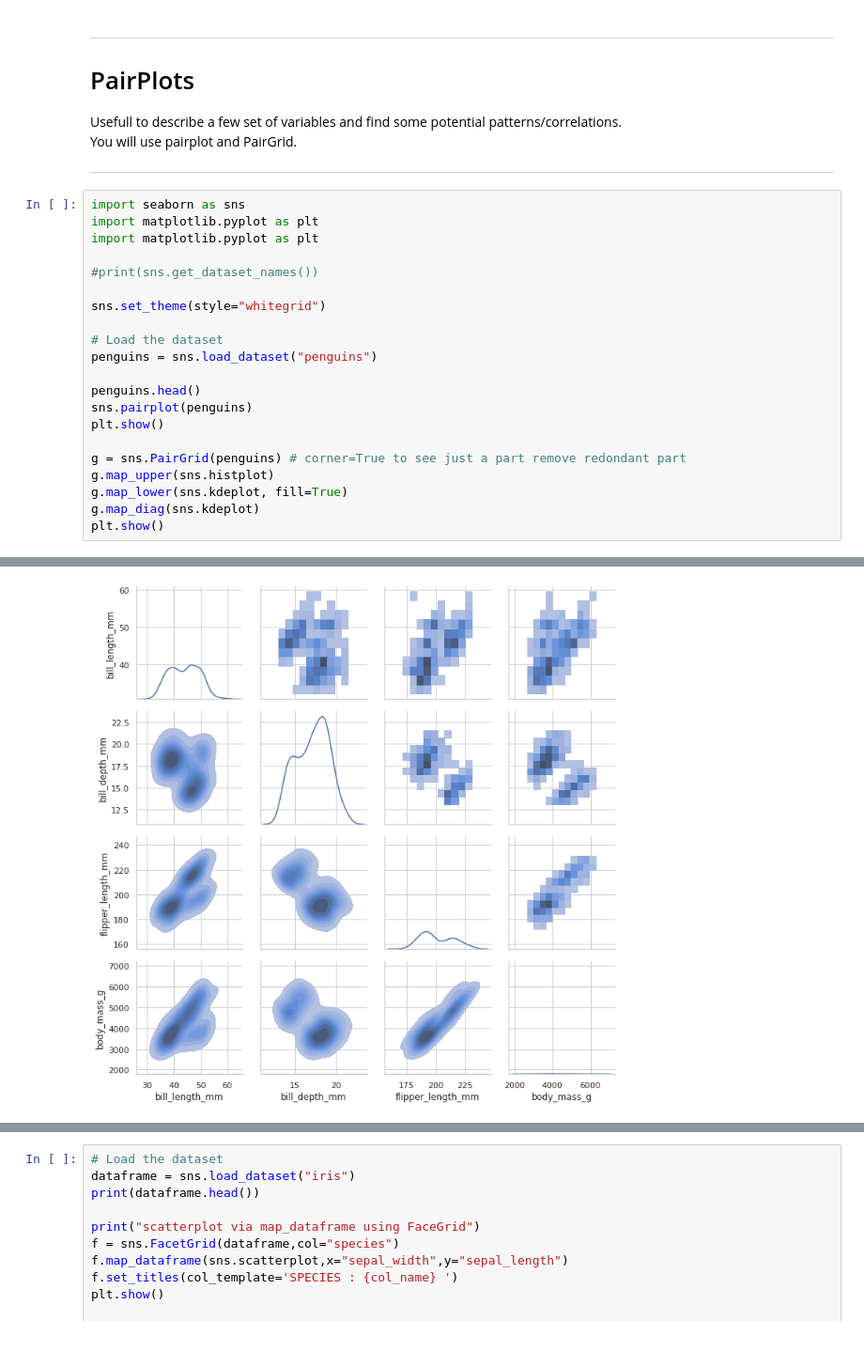
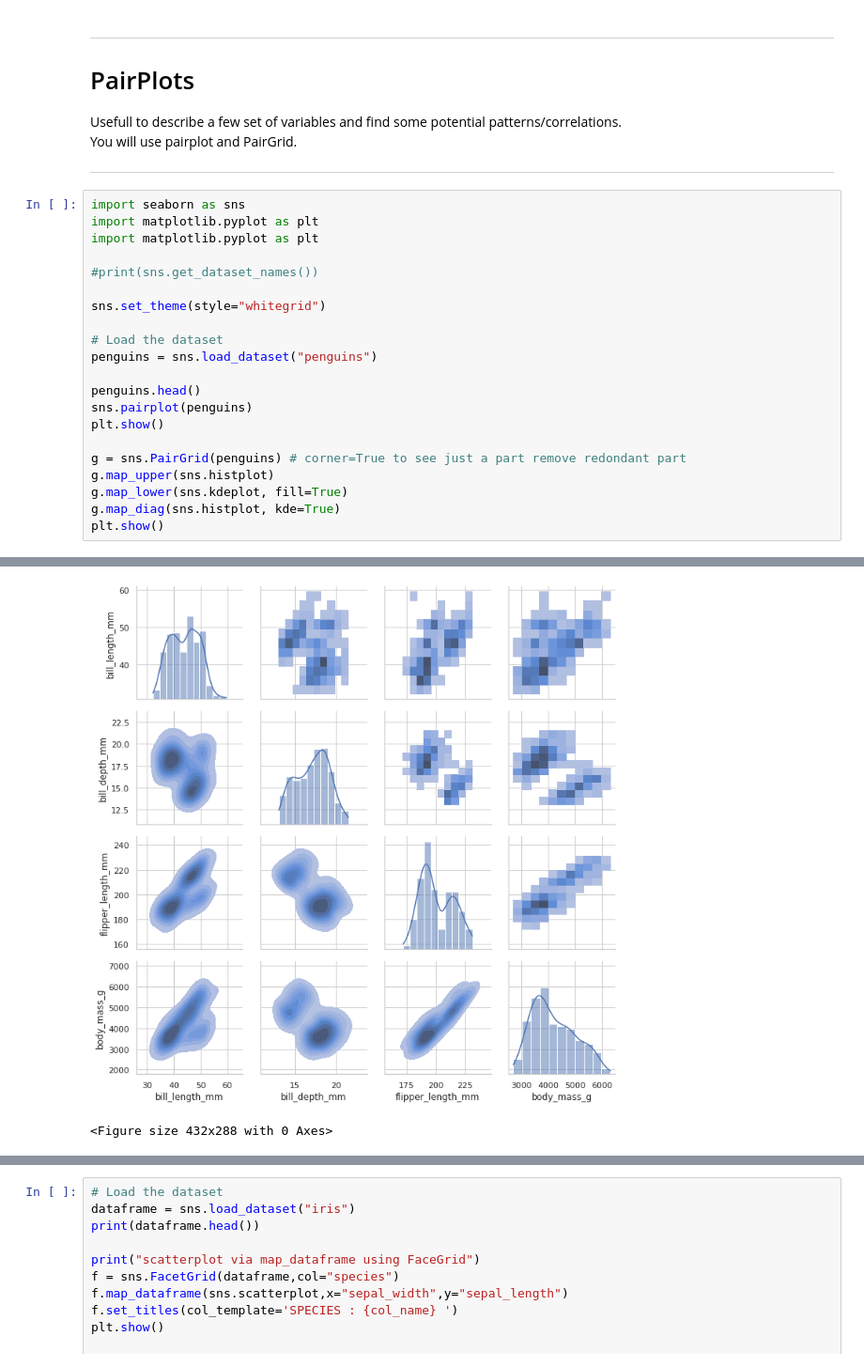
Before and after one commit to ZheFrench/Qbio, a Jupyter notebook: Module2.ipynb, the cells around one changed output, grey strips where cells are left out. Shown: that part at 94% size. Cells and saved outputs as stored; diff of their text form.

```diff
--- a/Module2.ipynb
+++ b/Module2.ipynb
@@ -34,24 +34,25 @@ ___
 # %%
 import seaborn as sns
 import matplotlib.pyplot as plt
 import matplotlib.pyplot as plt
 
 #print(sns.get_dataset_names())
 
 sns.set_theme(style="whitegrid")
 
 # Load the dataset
 penguins = sns.load_dataset("penguins")
 
 penguins.head()
 sns.pairplot(penguins)
 plt.show()
 
 g = sns.PairGrid(penguins) # corner=True to see just a part remove redondant part
 g.map_upper(sns.histplot)
 g.map_lower(sns.kdeplot, fill=True)
-g.map_diag(sns.kdeplot)
+g.map_diag(sns.histplot, kde=True)
 plt.show()
 # %% [output]
 [figure]
-[figure, old version]
+[figure, new version]
+<Figure size 432x288 with 0 Axes>
```
Also changed, not shown: parts of 3 cells of this notebook, 4 other files.
